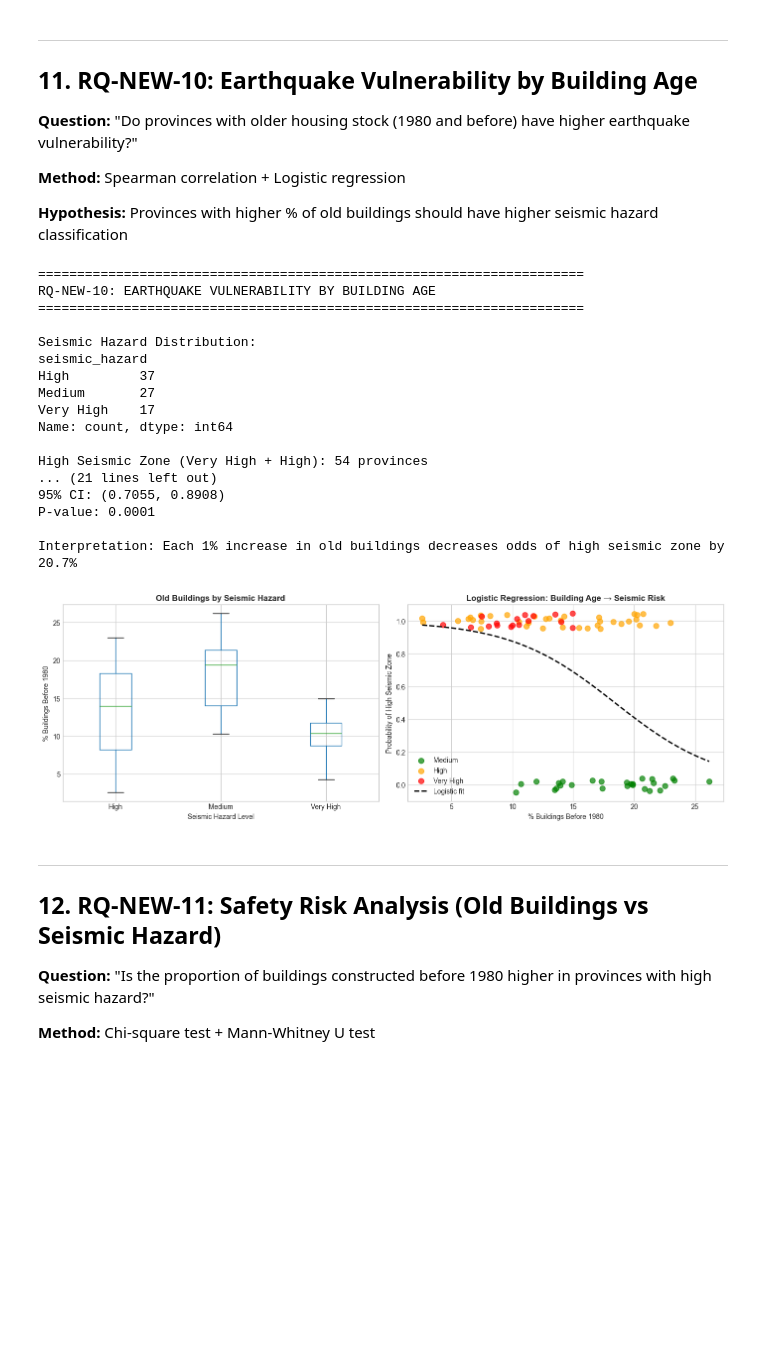
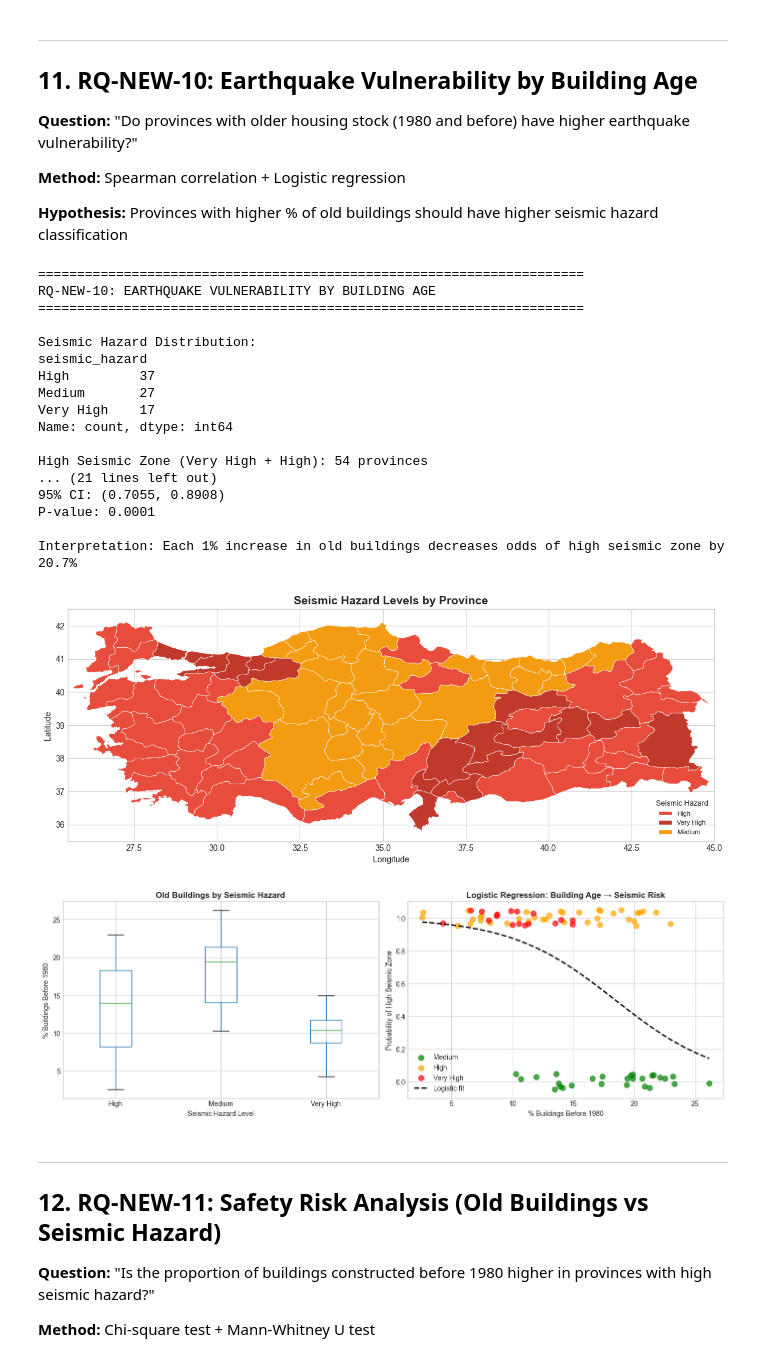
Before and after one commit to esenbora/stat495project, a Jupyter notebook: notebooks/17_new_research_questions.ipynb, the cells around one changed output. Cells and saved outputs as stored; diff of their text form; code cells hidden in the pictures; blank space fills up the shorter version.

```diff
--- a/notebooks/17_new_research_questions.ipynb
+++ b/notebooks/17_new_research_questions.ipynb
@@ -926,7 +945,26 @@ if logit_model.pvalues['pct_before_1980'] < 0.05:
     direction = "increases" if odds_ratio > 1 else "decreases"
     print(f"\nInterpretation: Each 1% increase in old buildings {direction} odds of high seismic zone by {abs(odds_ratio-1)*100:.1f}%")
 
-# Visualization
+# Figure 1: Seismic hazard choropleth map
+from visualization import plot_province_categories, HAZARD_COLORS
+hazard_colors = {
+    'Very High': '#c0392b',
+    'High': '#e74c3c',
+    'Medium': '#f39c12'
+}
+fig1, ax1 = plot_province_categories(
+    building_df,
+    category_column='seismic_hazard',
+    province_column='province',
+    color_map=hazard_colors,
+    figsize=(14, 9),
+    title='Seismic Hazard Levels by Province',
+    legend_title='Seismic Hazard'
+)
+plt.savefig(os.path.join(OUTPUT_DIR, 'rq10_seismic_hazard_map.png'), dpi=300, bbox_inches='tight')
+plt.show()
+
+# Figure 2: Box plot and scatter
 fig, axes = plt.subplots(1, 2, figsize=(14, 5))
 
 # Box plot
@@ -951,34 +989,35 @@ X_pred = sm.add_constant(pd.DataFrame({'pct_before_1980': x_range}))
 y_pred = logit_model.predict(X_pred)
 ax2.plot(x_range, y_pred, 'k--', linewidth=2, label='Logistic fit')
 
 ax2.set_xlabel('% Buildings Before 1980')
 ax2.set_ylabel('Probability of High Seismic Zone')
 ax2.set_title('Logistic Regression: Building Age → Seismic Risk', fontweight='bold')
 ax2.legend()
 ax2.set_ylim(-0.1, 1.1)
 
 plt.tight_layout()
 plt.savefig(os.path.join(OUTPUT_DIR, 'rq10_vulnerability_correlation.png'), dpi=300, bbox_inches='tight')
 plt.show()
 # %% [output]
 ======================================================================
 RQ-NEW-10: EARTHQUAKE VULNERABILITY BY BUILDING AGE
 ======================================================================
 
 Seismic Hazard Distribution:
 seismic_hazard
 High         37
 Medium       27
 Very High    17
 Name: count, dtype: int64
 
 High Seismic Zone (Very High + High): 54 provinces
 ... (21 lines left out)
 95% CI: (0.7055, 0.8908)
 P-value: 0.0001
 
 Interpretation: Each 1% increase in old buildings decreases odds of high seismic zone by 20.7%
-[figure, old version]
+[figure, new version]
+[figure, added]
 # %% [markdown]
 ---
 ## 12. RQ-NEW-11: Safety Risk Analysis (Old Buildings vs Seismic Hazard)
```
Also changed, not shown: parts of 2 cells of this notebook, 29 other files.
